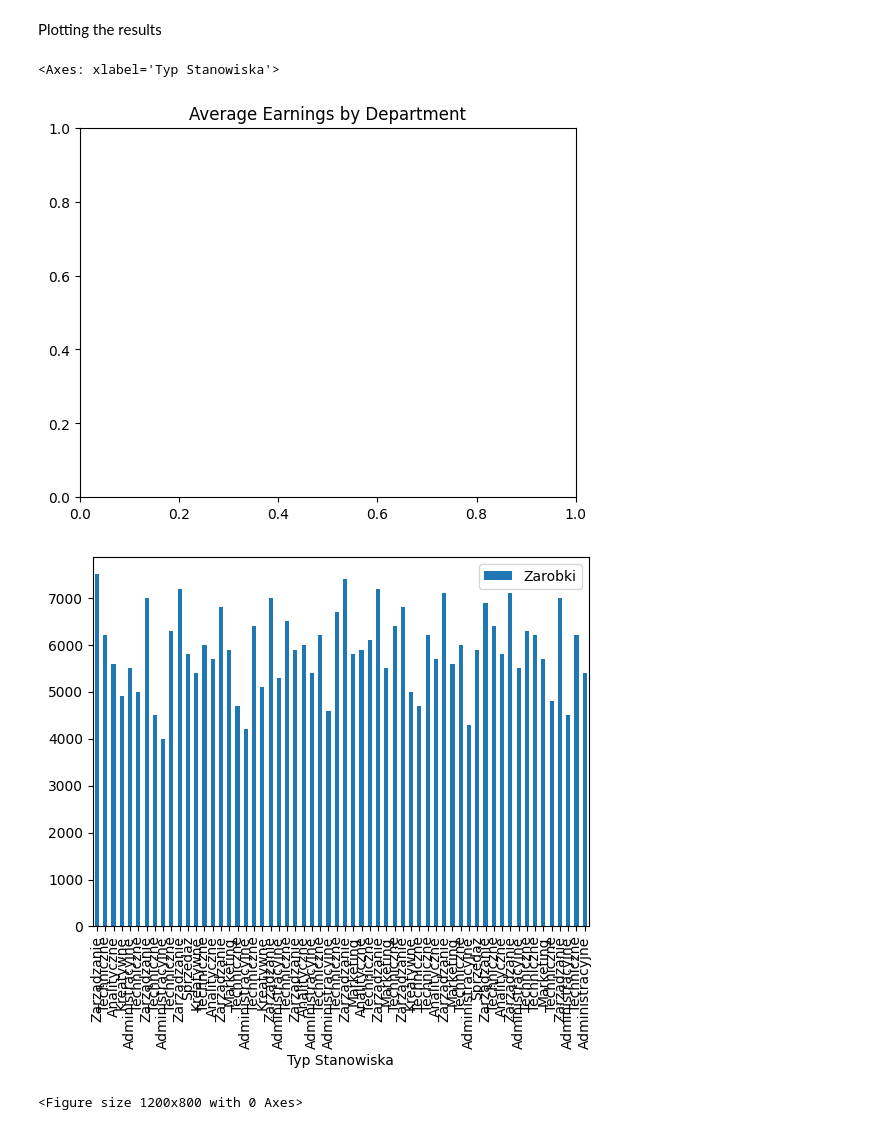
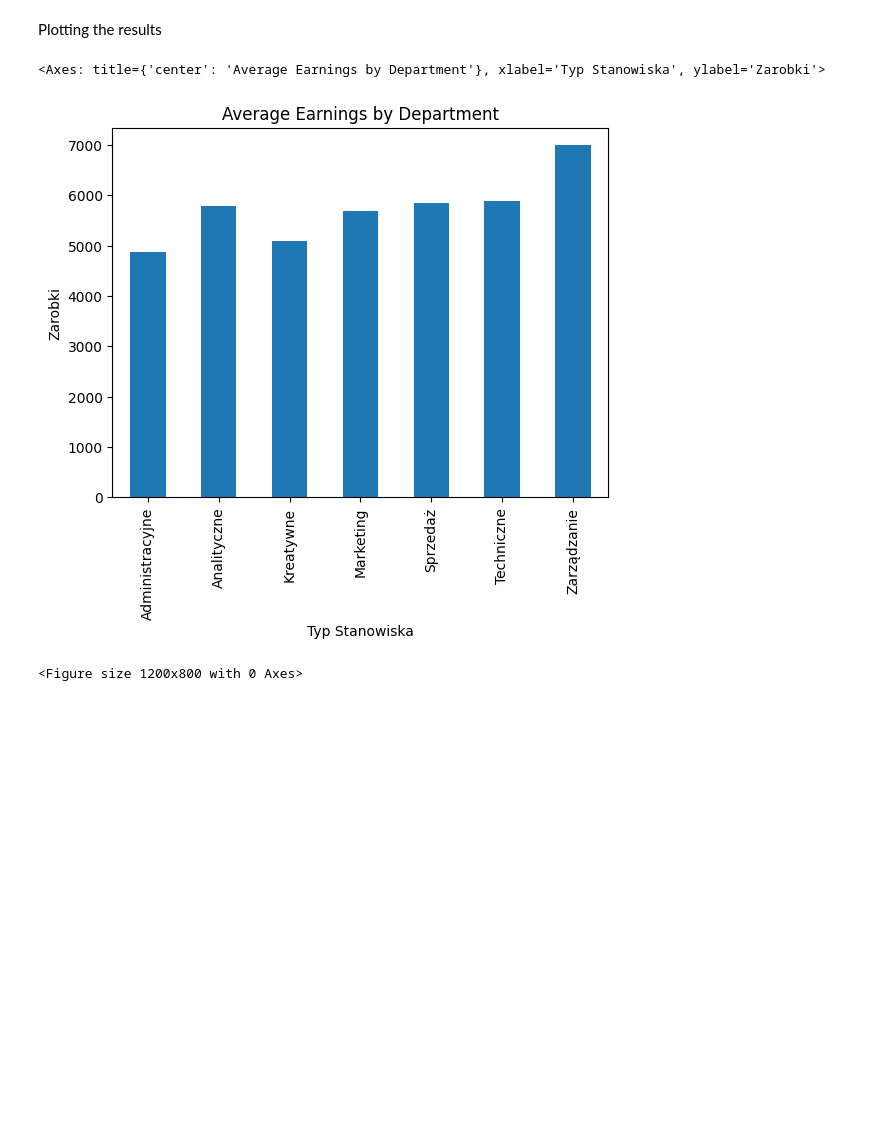
Before and after one commit to steczuu/EmployeesReport, a Jupyter notebook: AverageEarningsByDepartmentReport.ipynb, the cells around one changed output. Saved outputs shown, nothing was run; the diff lists cells and outputs as text; code cells hidden in the pictures; blank space fills up the shorter version.

Commit message:
fixed plot not displaying label on y axis

```diff
--- a/AverageEarningsByDepartmentReport.ipynb
+++ b/AverageEarningsByDepartmentReport.ipynb
@@ -51,11 +51,11 @@ Name: Zarobki, dtype: float64
 Plotting the results
 # %%
 plt.title("Average Earnings by Department")
+plt.ylabel('Zarobki')
 avg_earnings_by_department.plot(kind = 'bar', x='Typ Stanowiska', y='Zarobki')
 # %% [output]
-<Axes: xlabel='Typ Stanowiska'>
+<Axes: title={'center': 'Average Earnings by Department'}, xlabel='Typ Stanowiska', ylabel='Zarobki'>
-[figure, old version]
+[figure, new version]
-[figure, removed]
 # %%
 plt.figure(figsize=(12, 8))
 employees.boxplot(column='Zarobki', by='Typ Stanowiska', rot=45)
```
Also changed, not shown: parts of 1 cell of this notebook.
